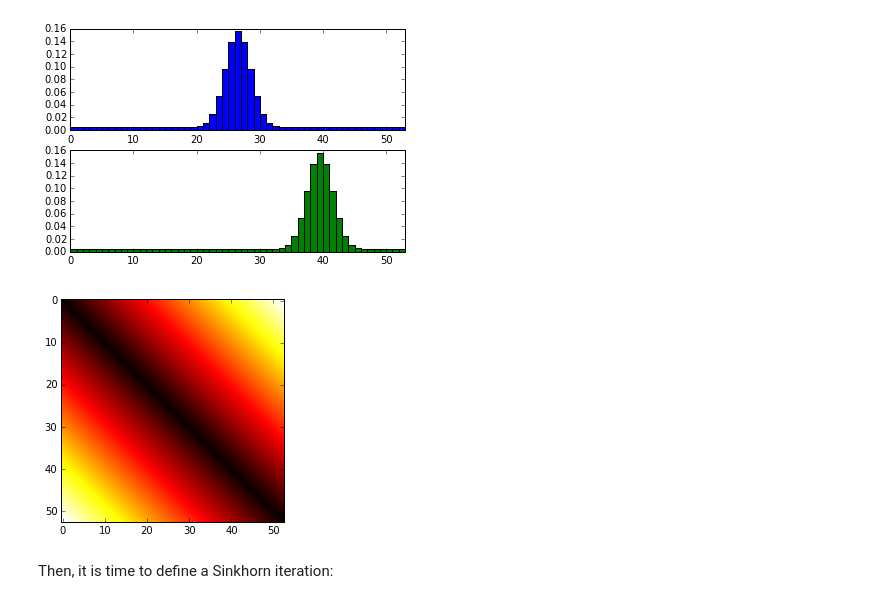
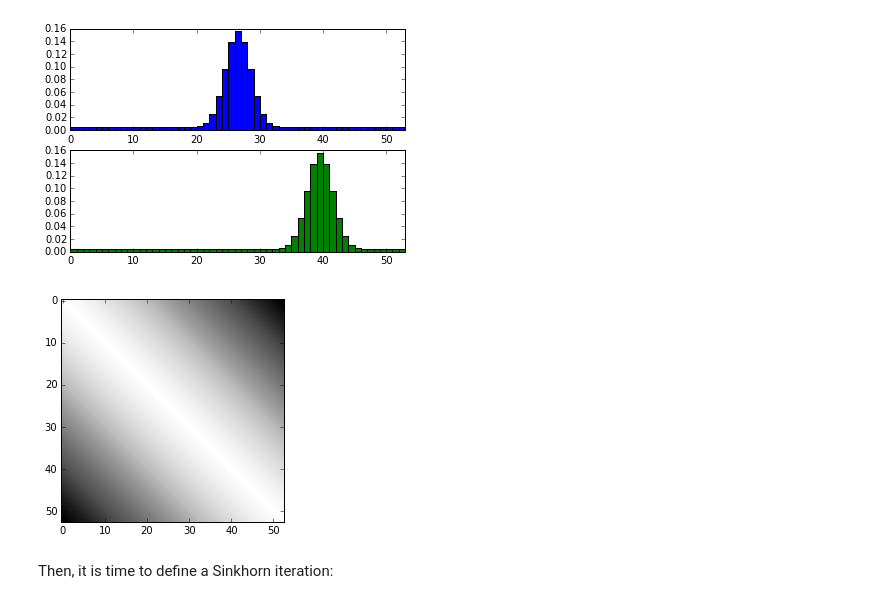
Before and after one commit to afcarl/Homework-1, a Jupyter notebook: pynb/regularized_ot.ipynb, the cells around one changed output. Saved outputs shown, nothing was run; the diff lists cells and outputs as text; code cells hidden in the pictures.

```diff
--- a/pynb/regularized_ot.ipynb
+++ b/pynb/regularized_ot.ipynb
@@ -33,9 +33,9 @@ _ = pylab.xlim(0, n)
 [figure]
 # %%
 m = cdist(numpy.linspace(0, 1, n).reshape((-1, 1)), numpy.linspace(0, 1, n).reshape((-1, 1)))
-_ = pylab.imshow(m, cmap=pylab.cm.hot)
+_ = pylab.imshow(m, cmap=pylab.cm.Greys)
 # %% [output]
-[figure, old version]
+[figure, new version]
 # %% [markdown]
 Then, it is time to define a Sinkhorn iteration:
 # %%
```
Also changed, not shown: parts of 1 cell of this notebook.
